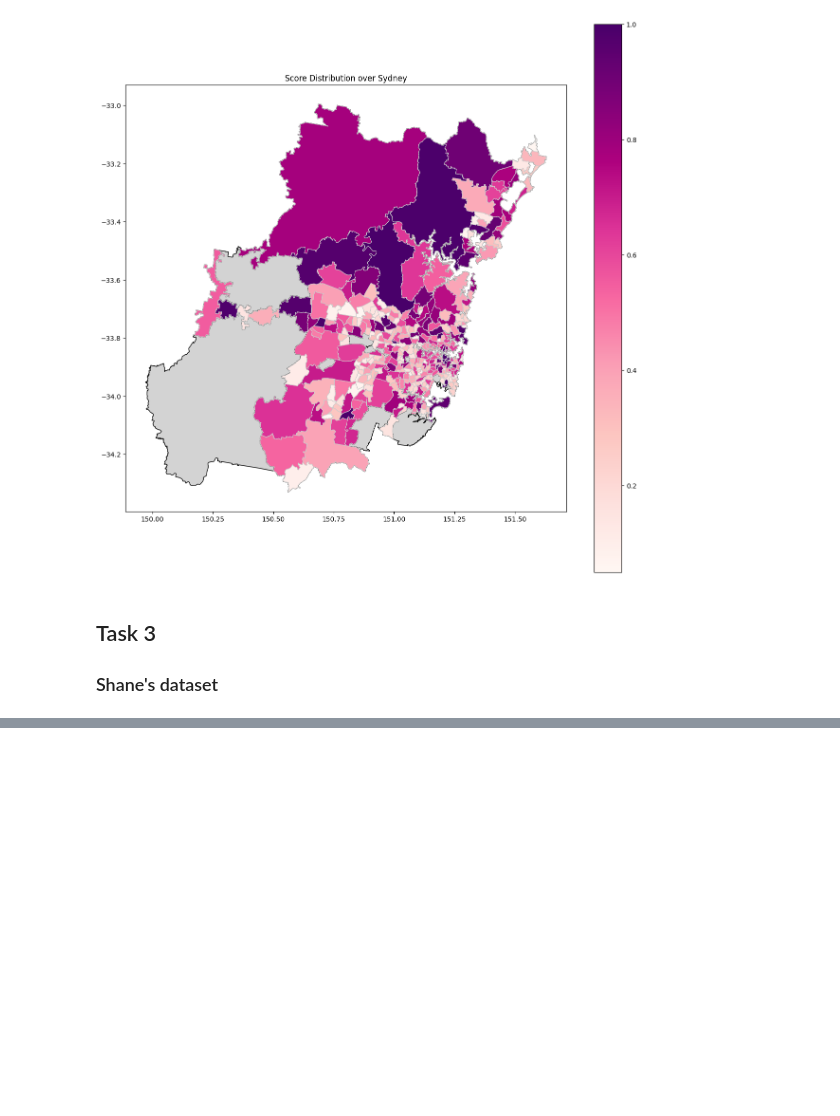
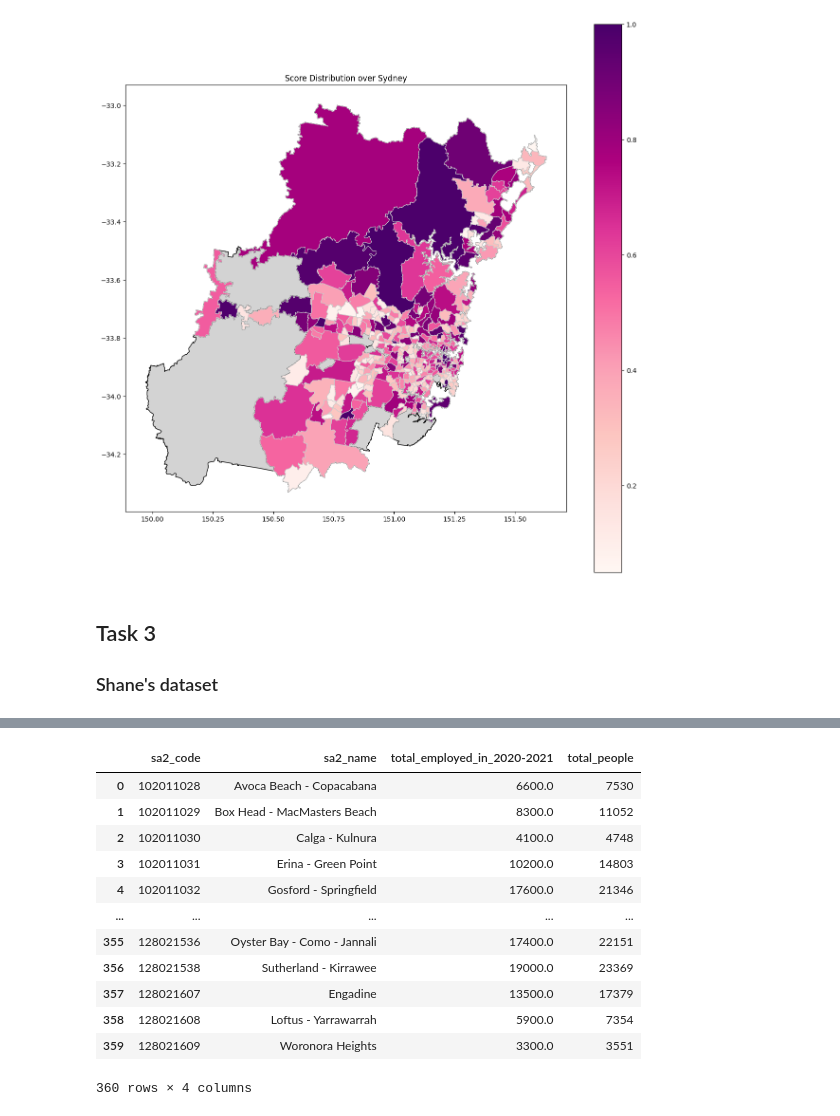
Before and after one commit to horeilly2021/Sydney-Analysis-Python-SQL, a Jupyter notebook: DATA2901_Assignment1.ipynb, the cells around one changed output, grey strips where cells are left out. Drawn from its saved outputs; the diff is of its cells as text; code cells hidden in the pictures; blank space fills up the shorter version.

```diff
--- a/DATA2901_Assignment1.ipynb
+++ b/DATA2901_Assignment1.ipynb
@@ -902,0 +957,61 @@ plt.show()
+# %%
+"""
+Creating the jobs table
+"""
+
+conn.execute(text("""
+DROP TABLE IF EXISTS jobs;
+CREATE TABLE jobs (
+    "sa2_code" NUMERIC,
+    "sa2_name" TEXT,
+    "number_of_people_2016-17" NUMERIC,
+    "number_of_people_2017-18" NUMERIC,
+    "number_of_people_2019-20" NUMERIC,
+    "number_of_people_2020-21" NUMERIC
+);
+"""))
+
+
+"""
+Inserting into SQL
+"""
+
+jobs.to_sql("jobs", conn, if_exists="replace", index=False)
+
+sql = """
+SELECT
+    j.sa2_code,
+    j.sa2_name,
+    j."number_of_people_2020-21" AS "total_employed_in_2020-2021",
+    p.total_people
+FROM
+    jobs j
+JOIN
+    population p ON j.sa2_code = p.sa2_code
+WHERE
+    p.total_people >= 100
+GROUP BY
+    j.sa2_code,
+    j.sa2_name,
+    j."number_of_people_2020-21",
+    p.total_people
+ORDER BY
+    j.sa2_code;
+"""
+
+job_info = query(conn, sql)
+job_info
+# %% [output]
+|  | sa2_code | sa2_name | total_employed_in_2020-2021 | total_people |
+| 0 | 102011028 | Avoca Beach - Copacabana | 6600.0 | 7530 |
+| 1 | 102011029 | Box Head - MacMasters Beach | 8300.0 | 11052 |
+| 2 | 102011030 | Calga - Kulnura | 4100.0 | 4748 |
+| 3 | 102011031 | Erina - Green Point | 10200.0 | 14803 |
+| 4 | 102011032 | Gosford - Springfield | 17600.0 | 21346 |
+| ... | ... | ... | ... | ... |
+| 355 | 128021536 | Oyster Bay - Como - Jannali | 17400.0 | 22151 |
+| 356 | 128021538 | Sutherland - Kirrawee | 19000.0 | 23369 |
+| 357 | 128021607 | Engadine | 13500.0 | 17379 |
+| 358 | 128021608 | Loftus - Yarrawarrah | 5900.0 | 7354 |
+| 359 | 128021609 | Woronora Heights | 3300.0 | 3551 |
+360 rows × 4 columns
```
Also changed, not shown: parts of 4 cells of this notebook, 2 other files.
